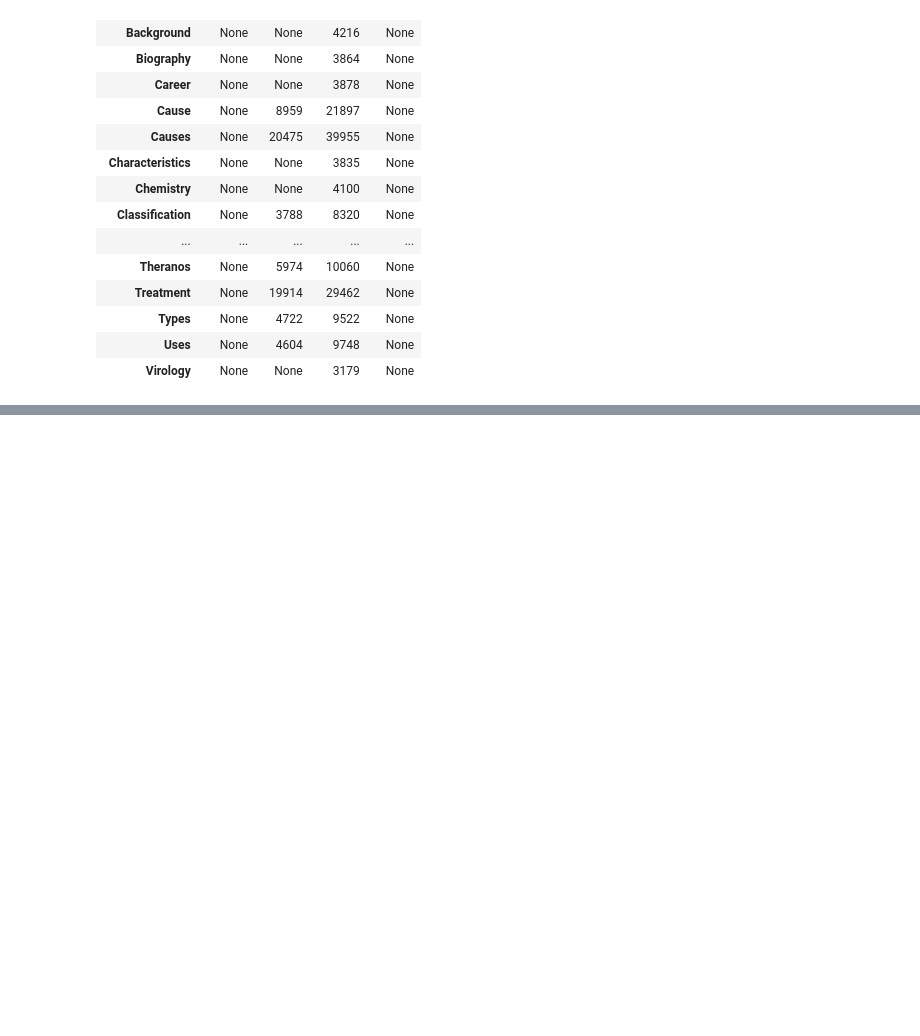
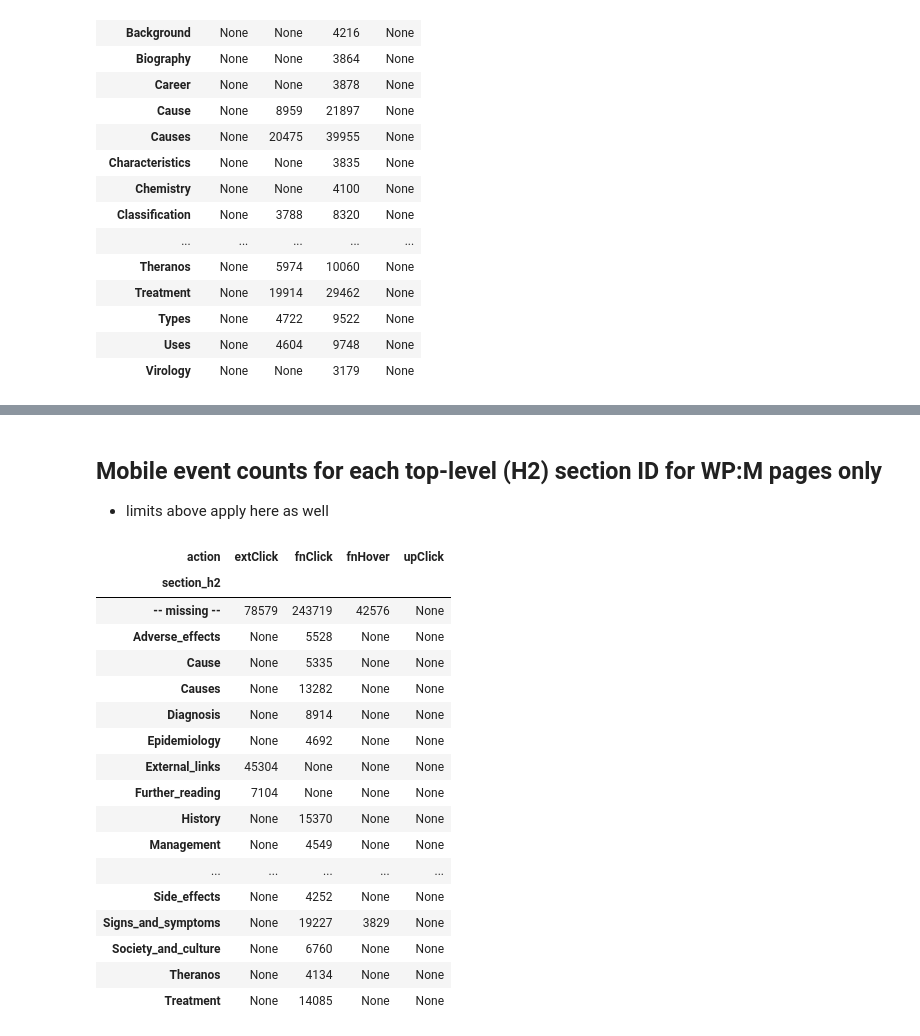
Before and after one commit to elifesciences-publications/wiki-citation-usage, a Jupyter notebook: notebooks/events-and-counts--section_ids.ipynb, the cells around one changed output, grey strips where cells are left out. Drawn from its saved outputs; the diff is of its cells as text; code cells hidden in the pictures; blank space fills up the shorter version.

```diff
--- a/notebooks/events-and-counts--section_ids.ipynb
+++ b/notebooks/events-and-counts--section_ids.ipynb
@@ -112,25 +165,27 @@ df_filtered.pivot(index='section_h2', columns='action', values='count')
 # %%
-# "raw" section data from captured events to show extent of the capture issue described above
-pm_section_events_raw_query = """
-SELECT section_id, action, count(*) count
+# count of events by event type and access mode for each top-level (H2) section ID for WP:M pages only
+pm_section_events_mode_query = """
+SELECT wpm_sections.section_h2, action, mode, count(*) count
 FROM
     citationusage
-WHERE page_id IN (SELECT page_id FROM ryanmax.population_wpm_pages_with_extlinks)
-    AND wiki = 'enwiki'
+    LEFT JOIN ryanmax.wpm_sections
+        ON
+        wpm_sections.page_id = citationusage.page_id
+        AND wpm_sections.section_id = citationusage.section_id
+WHERE
+    wiki = 'enwiki'
+    AND citationusage.page_id IN (SELECT page_id FROM ryanmax.population_wpm_pages_with_extlinks)
     {}
-    AND to_date(event_time) >= '{}'
-    AND to_date(event_time) <= '{}'
+    AND to_date(citationusage.event_time) >= '{}'
+    AND to_date(citationusage.event_time) <= '{}'
     AND useragent_is_bot = FALSE
-GROUP BY section_id, action
+GROUP BY wpm_sections.section_h2, action, mode
 ORDER BY count desc
-LIMIT 100
 """
-pm_section_events_raw = spark.sql(
-    pm_section_events_raw_query.format(
+pm_section_events_mode = spark.sql(
+    pm_section_events_mode_query.format(
         event_exclusion_sql, start_date_string, end_date_string
     ))
-pm_section_events_raw_rdd = pm_section_events_raw.rdd
-pm_section_events_raw_df = sqlContext.createDataFrame(pm_section_events_raw_rdd)
-pm_section_events_raw_pandas = pm_section_events_raw_df.toPandas()
-#pm_section_events_raw_pandas
-#pm_section_events_pandas.pivot(index='section_id', columns='action', values='count')
+pm_section_events_mode_rdd = pm_section_events_mode.rdd
+pm_section_events_mode_df = sqlContext.createDataFrame(pm_section_events_mode_rdd)
+pm_section_events_mode_pandas = pm_section_events_mode_df.toPandas()
@@ -164,0 +223,31 @@ df_filtered_raw.pivot(index='section_id', columns='action', values='count')
+# %% [markdown]
+## Mobile event counts for each top-level (H2) section ID for WP:M pages only
+- limits above apply here as well
+# %%
+mobile_pda = pm_section_events_mode_pandas.copy()
+# replace 'NaN' section_h2 with 'missing'
+mobile_pda.section_h2.fillna(value='-- missing --', inplace=True)
+# limit to counts of 1K or more
+df_filtered = mobile_pda.query('count>3000 & mode == "mobile"').copy()
+# set precision before pivot
+df_filtered['count'] = df_filtered['count'].map(lambda x: '{0:.0f}'.format(x))
+df_filtered.pivot(index='section_h2', columns='action', values='count')
+# %% [output]
+| action | extClick | fnClick | fnHover | upClick |
+| section_h2 |  |  |  |  |
+| -- missing -- | 78579 | 243719 | 42576 | None |
+| Adverse_effects | None | 5528 | None | None |
+| Cause | None | 5335 | None | None |
+| Causes | None | 13282 | None | None |
+| Diagnosis | None | 8914 | None | None |
+| Epidemiology | None | 4692 | None | None |
+| External_links | 45304 | None | None | None |
+| Further_reading | 7104 | None | None | None |
+| History | None | 15370 | None | None |
+| Management | None | 4549 | None | None |
+| ... | ... | ... | ... | ... |
+| Side_effects | None | 4252 | None | None |
+| Signs_and_symptoms | None | 19227 | 3829 | None |
+| Society_and_culture | None | 6760 | None | None |
+| Theranos | None | 4134 | None | None |
+| Treatment | None | 14085 | None | None |
```
Also changed, not shown: parts of 6 cells of this notebook.
